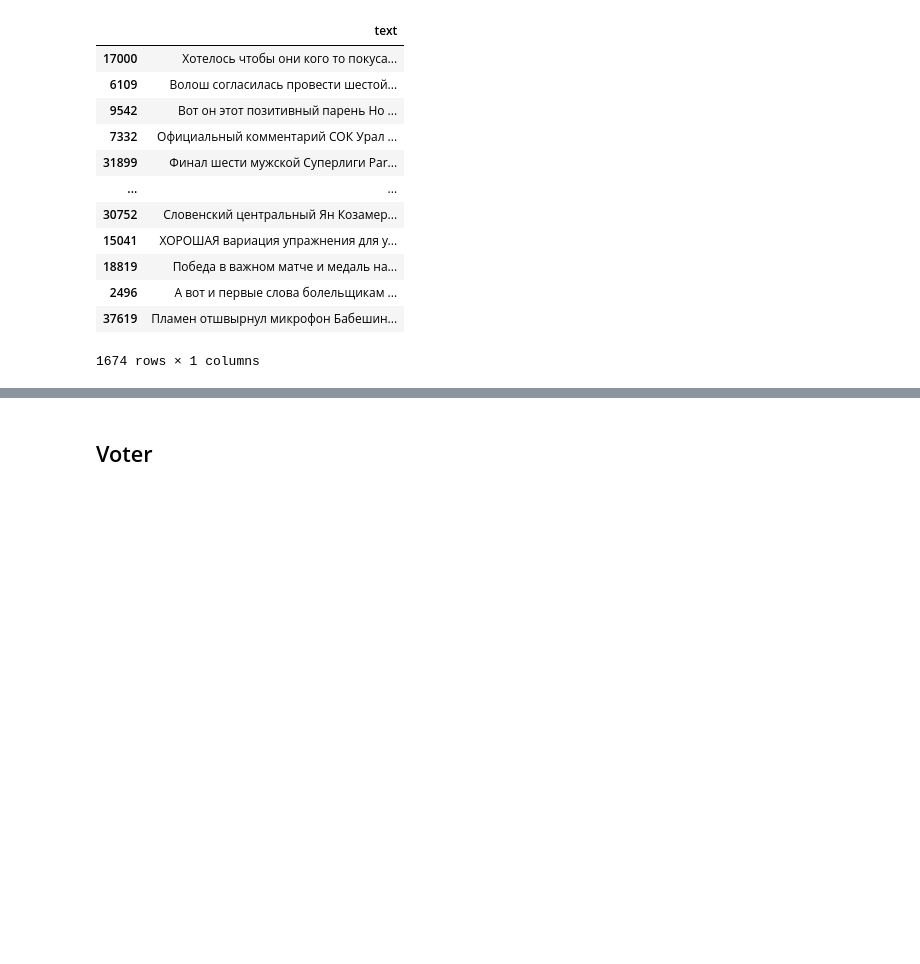
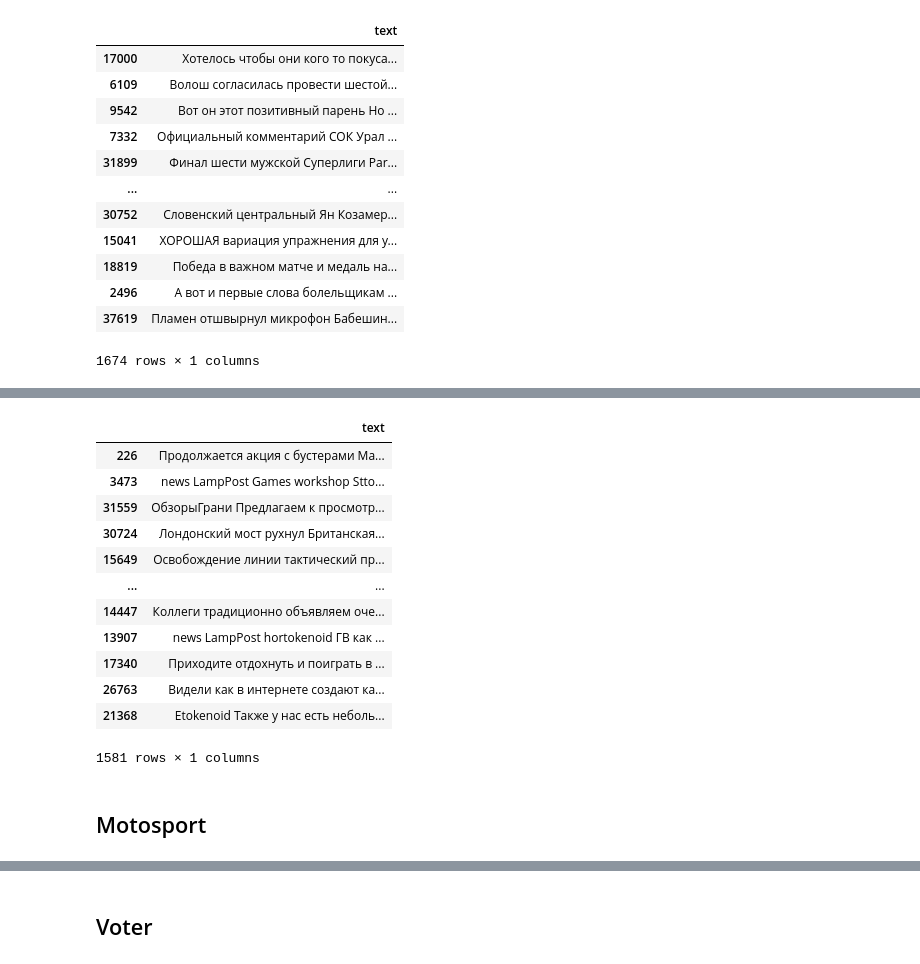
Before and after one commit to vladislavkruglikov/classifier, a Jupyter notebook: notebooks/baseline.ipynb, the cells around one changed output, grey strips where cells are left out. Cells and saved outputs as stored; diff of their text form; code cells hidden in the pictures; blank space fills up the shorter version.

```diff
--- a/notebooks/baseline.ipynb
+++ b/notebooks/baseline.ipynb
@@ -381,0 +384,10 @@ esport_evaluator.compute_false_negative(train)[["text"]]
+# %%
+boardgames_items = ["настолки", "нри", "настольн(ой|ая|ые|ых)", "шахмат(ы|ам|ами|ист|истка|ов|истам)",
+                    "warhammer", "warhammer40k", "магнус(а|у)?", "яжнастольщик" ,
+                    "шах","мат" ,"непомнящ(ему|ий)" ,"фиде" ,"гильди(и|я)",
+    "мидгард" ,"дебют" ,"манчкин", "гроссмейстер(ы|ам|ами|ов)?", "гильдияразработчиковнастольныхигр",
+    "настолокмногонебывает" ,"geek" ,"кургинян" ,"полотно"]
+# %%
+boardgames_evaluator = build_evaluator("boardgames", boardgames_items)
+
+boardgames_evaluator.compute_metrics(validation)
@@ -381,0 +408,18 @@ esport_evaluator.compute_false_negative(train)[["text"]]
+# %%
+boardgames_evaluator.compute_false_negative(train)[["text"]]
+# %% [output]
+|  | text |
+| 226 | Продолжается акция с бустерами Ma... |
+| 3473 | news LampPost Games workshop Stto... |
+| 31559 | ОбзорыГрани Предлагаем к просмотр... |
+| 30724 | Лондонский мост рухнул Британская... |
+| 15649 | Освобождение линии тактический пр... |
+| ... | ... |
+| 14447 | Коллеги традиционно объявляем оче... |
+| 13907 | news LampPost hortokenoid ГВ как ... |
+| 17340 | Приходите отдохнуть и поиграть в ... |
+| 26763 | Видели как в интернете создают ка... |
+| 21368 | Etokenoid Также у нас есть неболь... |
+1581 rows × 1 columns
+# %% [markdown]
+## Motosport
```
Also changed, not shown: parts of 43 cells of this notebook.
